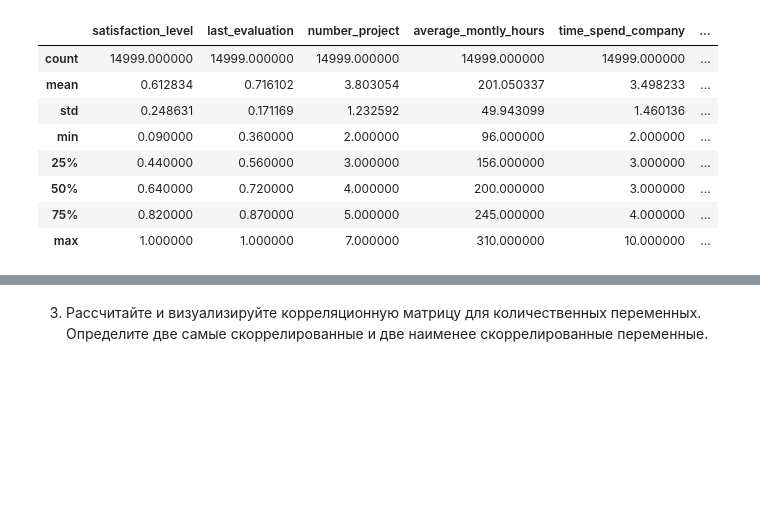
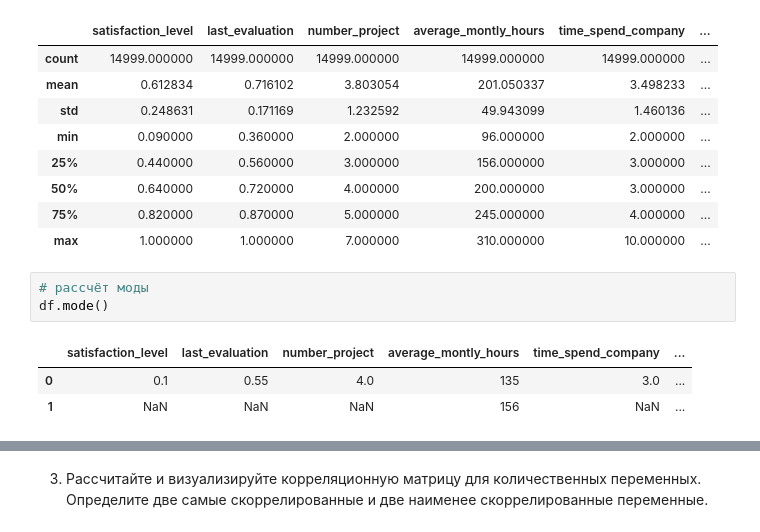
Before and after one commit to Arngold/Netology, a Jupyter notebook: Итоговая_работа.ipynb, the cells around one changed output, grey strips where cells are left out. Drawn from its saved outputs; the diff is of its cells as text; blank space fills up the shorter version.

```diff
--- a/Итоговая_работа.ipynb
+++ b/Итоговая_работа.ipynb
@@ -89,3 +89,10 @@ df.describe()
 | 50% | 0.640000 | 0.720000 | 4.000000 | 200.000000 | 3.000000 | ... |
 | 75% | 0.820000 | 0.870000 | 5.000000 | 245.000000 | 4.000000 | ... |
 | max | 1.000000 | 1.000000 | 7.000000 | 310.000000 | 10.000000 | ... |
+# %%
+# рассчёт моды
+df.mode()
+# %% [output]
+|  | satisfaction_level | last_evaluation | number_project | average_montly_hours | time_spend_company | ... |
+| 0 | 0.1 | 0.55 | 4.0 | 135 | 3.0 | ... |
+| 1 | NaN | NaN | NaN | 156 | NaN | ... |
```
Also changed, not shown: parts of 2 cells of this notebook.
